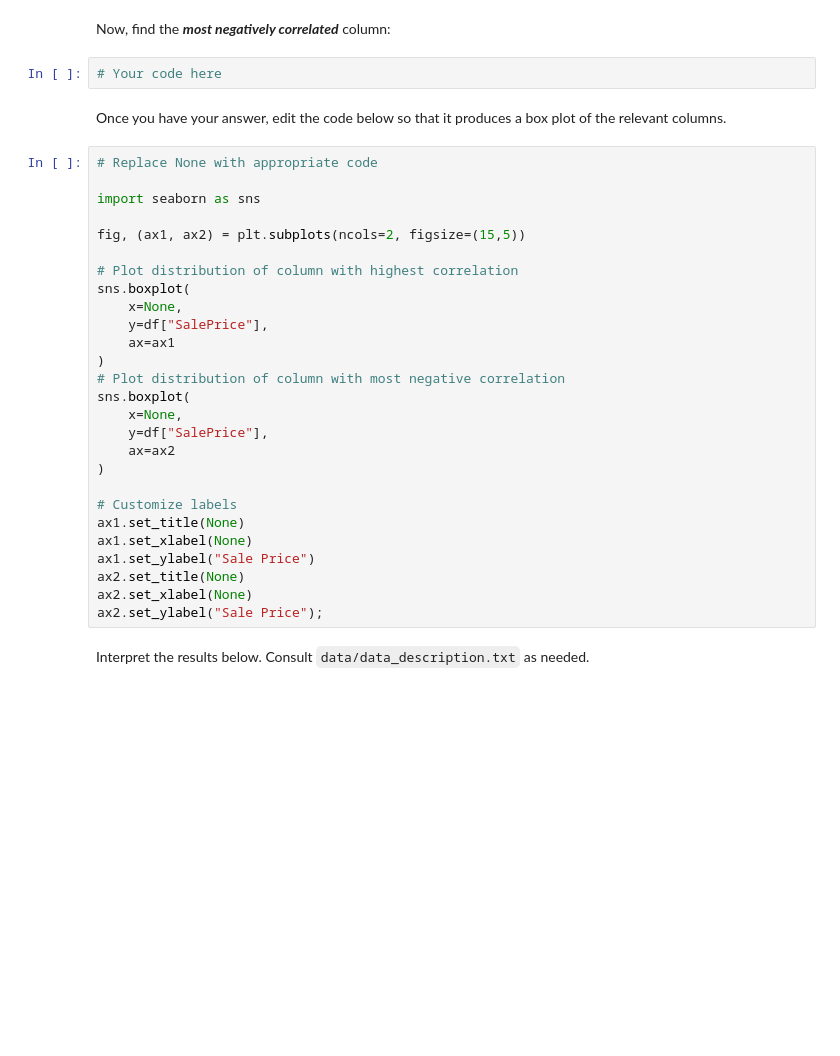
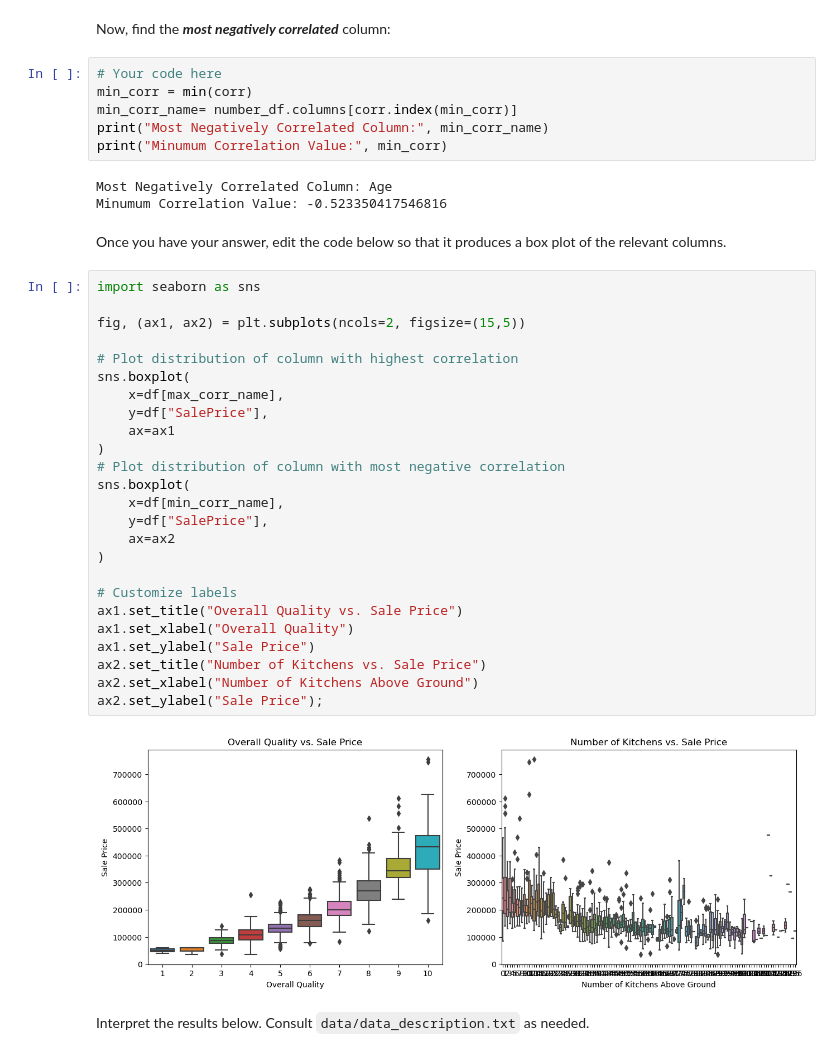
Before and after one commit to wanjikuciku/dsc-pandas-eda-lab, a Jupyter notebook: index.ipynb, the cells around one changed output. Saved outputs shown, nothing was run; the diff lists cells and outputs as text; blank space fills up the shorter version.

```diff
--- a/index.ipynb
+++ b/index.ipynb
@@ -365,36 +401,43 @@ You can import additional libraries, although it is possible to do this just usi
 # %% [markdown]
 Now, find the ***most negatively correlated*** column:
-# %%
-# Your code here
+# %%
+# Your code here
+min_corr = min(corr)
+min_corr_name= number_df.columns[corr.index(min_corr)]
+print("Most Negatively Correlated Column:", min_corr_name)
+print("Minumum Correlation Value:", min_corr)
+# %% [output]
+Most Negatively Correlated Column: Age
+Minumum Correlation Value: -0.523350417546816
 # %% [markdown]
 Once you have your answer, edit the code below so that it produces a box plot of the relevant columns.
 # %%
-# Replace None with appropriate code
-
 import seaborn as sns
 
 fig, (ax1, ax2) = plt.subplots(ncols=2, figsize=(15,5))
 
 # Plot distribution of column with highest correlation
 sns.boxplot(
-    x=None,
+    x=df[max_corr_name],
     y=df["SalePrice"],
     ax=ax1
 )
 # Plot distribution of column with most negative correlation
 sns.boxplot(
-    x=None,
+    x=df[min_corr_name],
     y=df["SalePrice"],
     ax=ax2
 )
 
 # Customize labels
-ax1.set_title(None)
-ax1.set_xlabel(None)
+ax1.set_title("Overall Quality vs. Sale Price")
+ax1.set_xlabel("Overall Quality")
 ax1.set_ylabel("Sale Price")
-ax2.set_title(None)
-ax2.set_xlabel(None)
+ax2.set_title("Number of Kitchens vs. Sale Price")
+ax2.set_xlabel("Number of Kitchens Above Ground")
 ax2.set_ylabel("Sale Price");
+# %% [output]
+[figure, added]
 # %% [markdown]
 Interpret the results below. Consult `data/data_description.txt` as needed.
 # %%
```
Also changed, not shown: parts of 8 cells of this notebook.
